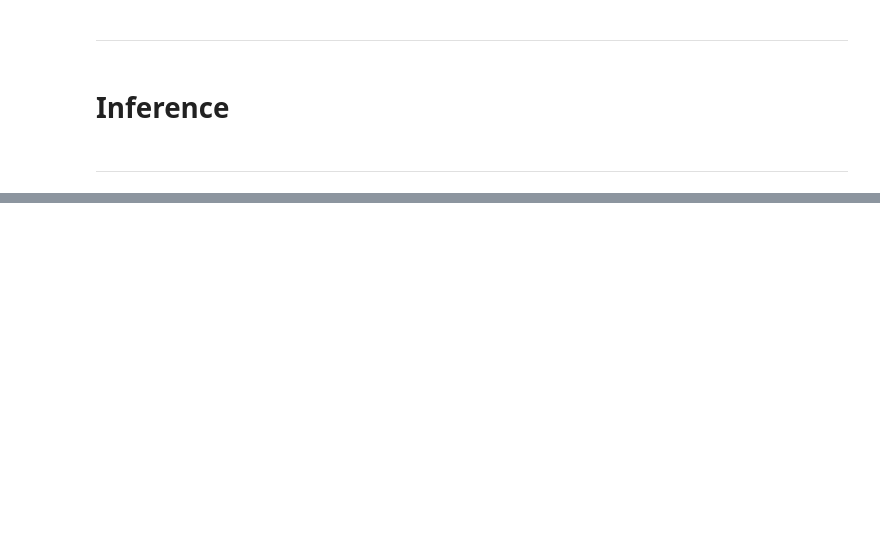
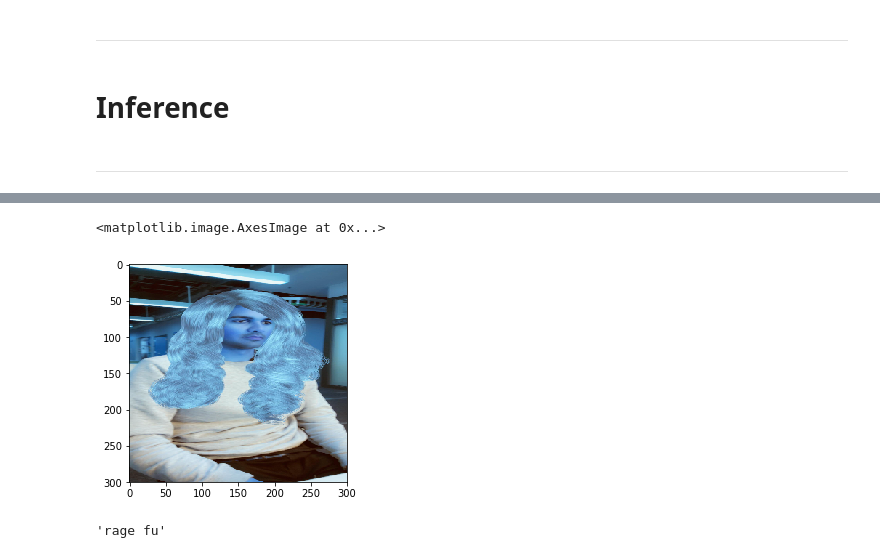
Before and after one commit to NicholasStern/E, a Jupyter notebook: lipika/meme_model_attention_new.ipynb, the cells around one changed output, grey strips where cells are left out. Drawn from its saved outputs; the diff is of its cells as text; code cells hidden in the pictures; blank space fills up the shorter version.

```diff
--- a/lipika/meme_model_attention_new.ipynb
+++ b/lipika/meme_model_attention_new.ipynb
@@ -394,6 +395,19 @@ anything
  '<eos>',
  '<eos>',
  '<eos>']
+# %%
+filepath = os.getcwd() + '/../base_images/abhi_example_input.jpg'
+pred_image = cv2.imread(filepath) # pavlos
+pred_image = cv2.resize(pred_image, (300, 300))
+# %%
+plt.imshow(pred_image)
+# %% [output]
+<matplotlib.image.AxesImage at 0x...>
+[figure, added]
+# %%
+list(image_dict.keys())[90]
+# %% [output]
+'rage fu'
 # %%
 captions.iloc[np.where(captions.full_caption.isna())[0]]
 # %% [output]
```
Also changed, not shown: parts of 8 cells of this notebook.
